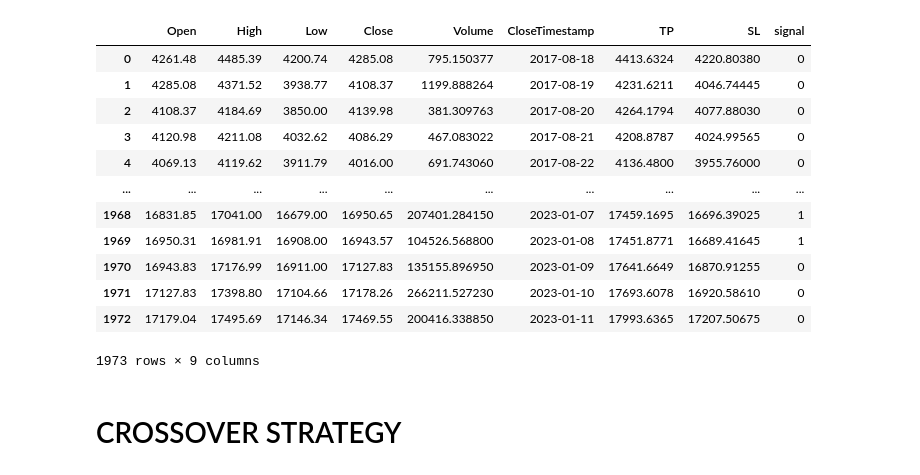
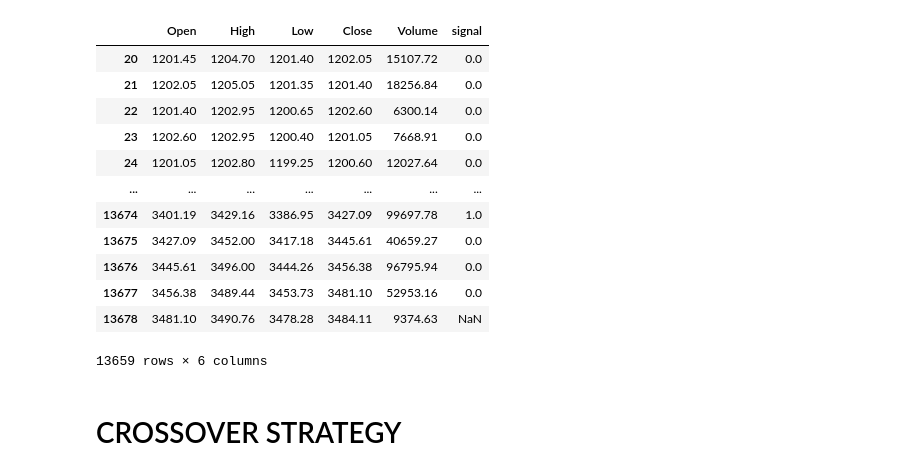
Before and after one commit to manuorlandi/FinancialPython, a Jupyter notebook: backtesting_tutorial.ipynb, the cells around one changed output. Saved outputs shown, nothing was run; the diff lists cells and outputs as text; code cells hidden in the pictures.

```diff
--- a/backtesting_tutorial.ipynb
+++ b/backtesting_tutorial.ipynb
@@ -33,25 +33,24 @@ def TFs_to_predict(df:pd.DataFrame, apply_on:str, TimeFrame:str, howmanyTFs:int)
 
     return df
 # %%
-df = pd.read_csv('test.csv')
-df.drop(columns=['CloseAbovethreshold','HighAbovethreshold','LowAbovethreshold','OpenAbovethreshold','CloseBelowthreshold','HighBelowthreshold','LowBelowthreshold','OpenBelowthreshold','min_above','min_below'], inplace=True)
-df['CloseTimestamp']=pd.to_datetime(df['CloseTimestamp']).dt.date
-
-df
+df = pl.read_csv('data/data.csv').to_pandas()
+df = df.drop(columns=["label", "timestamp", "turnover","date", "lavel","TP","SL"], errors="ignore")
+df.columns = ["Open","High","Low","Close","Volume","signal"]
+df[20:]
 # %% [output]
-|  | Open | High | Low | Close | Volume | CloseTimestamp | TP | SL | signal |
-| 0 | 4261.48 | 4485.39 | 4200.74 | 4285.08 | 795.150377 | 2017-08-18 | 4413.6324 | 4220.80380 | 0 |
-| 1 | 4285.08 | 4371.52 | 3938.77 | 4108.37 | 1199.888264 | 2017-08-19 | 4231.6211 | 4046.74445 | 0 |
-| 2 | 4108.37 | 4184.69 | 3850.00 | 4139.98 | 381.309763 | 2017-08-20 | 4264.1794 | 4077.88030 | 0 |
-| 3 | 4120.98 | 4211.08 | 4032.62 | 4086.29 | 467.083022 | 2017-08-21 | 4208.8787 | 4024.99565 | 0 |
-| 4 | 4069.13 | 4119.62 | 3911.79 | 4016.00 | 691.743060 | 2017-08-22 | 4136.4800 | 3955.76000 | 0 |
-| ... | ... | ... | ... | ... | ... | ... | ... | ... | ... |
-| 1968 | 16831.85 | 17041.00 | 16679.00 | 16950.65 | 207401.284150 | 2023-01-07 | 17459.1695 | 16696.39025 | 1 |
-| 1969 | 16950.31 | 16981.91 | 16908.00 | 16943.57 | 104526.568800 | 2023-01-08 | 17451.8771 | 16689.41645 | 1 |
-| 1970 | 16943.83 | 17176.99 | 16911.00 | 17127.83 | 135155.896950 | 2023-01-09 | 17641.6649 | 16870.91255 | 0 |
-| 1971 | 17127.83 | 17398.80 | 17104.66 | 17178.26 | 266211.527230 | 2023-01-10 | 17693.6078 | 16920.58610 | 0 |
-| 1972 | 17179.04 | 17495.69 | 17146.34 | 17469.55 | 200416.338850 | 2023-01-11 | 17993.6365 | 17207.50675 | 0 |
+|  | Open | High | Low | Close | Volume | signal |
+| 20 | 1201.45 | 1204.70 | 1201.40 | 1202.05 | 15107.72 | 0.0 |
+| 21 | 1202.05 | 1205.05 | 1201.35 | 1201.40 | 18256.84 | 0.0 |
+| 22 | 1201.40 | 1202.95 | 1200.65 | 1202.60 | 6300.14 | 0.0 |
+| 23 | 1202.60 | 1202.95 | 1200.40 | 1201.05 | 7668.91 | 0.0 |
+| 24 | 1201.05 | 1202.80 | 1199.25 | 1200.60 | 12027.64 | 0.0 |
+| ... | ... | ... | ... | ... | ... | ... |
+| 13674 | 3401.19 | 3429.16 | 3386.95 | 3427.09 | 99697.78 | 1.0 |
+| 13675 | 3427.09 | 3452.00 | 3417.18 | 3445.61 | 40659.27 | 0.0 |
+| 13676 | 3445.61 | 3496.00 | 3444.26 | 3456.38 | 96795.94 | 0.0 |
+| 13677 | 3456.38 | 3489.44 | 3453.73 | 3481.10 | 52953.16 | 0.0 |
+| 13678 | 3481.10 | 3490.76 | 3478.28 | 3484.11 | 9374.63 | NaN |
-1973 rows × 9 columns
+13659 rows × 6 columns
 # %% [markdown]
 # CROSSOVER STRATEGY
 # %%
```
Also changed, not shown: parts of 3 cells of this notebook, 6 other files.
